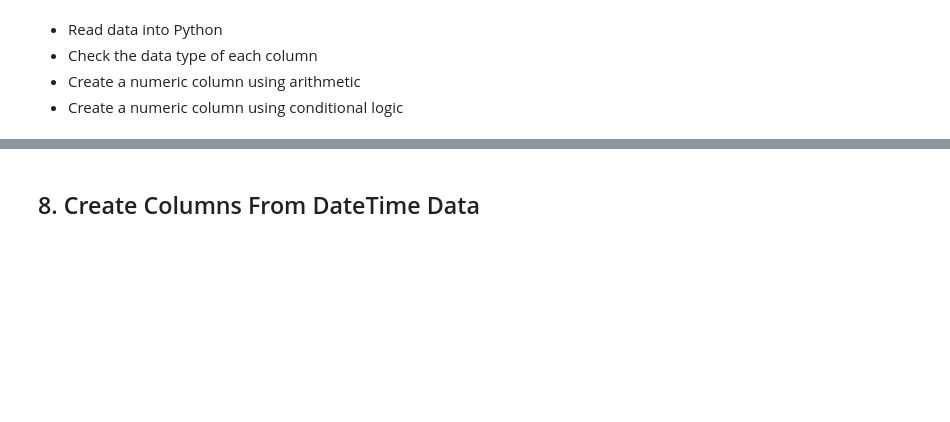
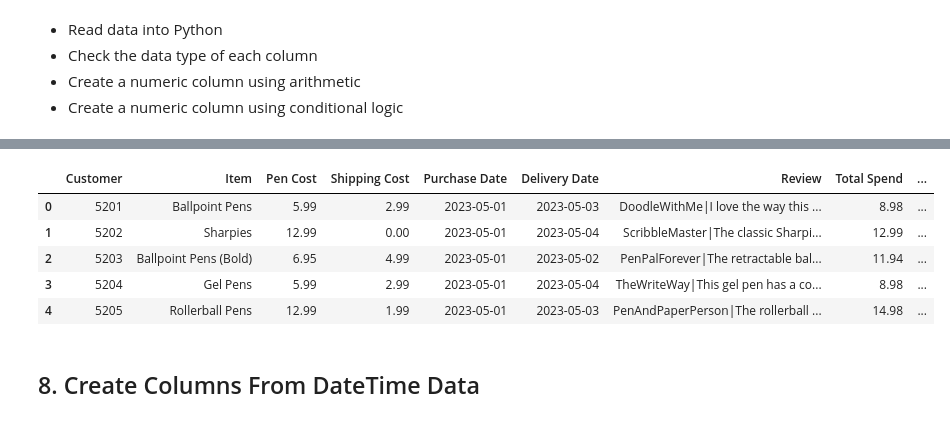
Before and after one commit to NIKOMAHOS/Udemy-Course_Data-Science-in-Python_-Data-Prep---EDA, a Jupyter notebook: Course Assignment Notebooks/section05_assignments.ipynb, the cells around one changed output, grey strips where cells are left out. Cells and saved outputs as stored; diff of their text form; code cells hidden in the pictures; blank space fills up the shorter version.

```diff
--- a/Course Assignment Notebooks/section05_assignments.ipynb
+++ b/Course Assignment Notebooks/section05_assignments.ipynb
@@ -323,3 +323,8 @@ df.head()
 * Check the data type of each column
 * Create a numeric column using arithmetic
 * Create a numeric column using conditional logic
+# %%
+import pandas as pd
+import numpy as np
+df_1 = pd.read_excel('../data/Pen Sales Data.xlsx')
+df_1.dtypes
@@ -326,3 +349,4 @@ df.head()
 # %%
 # Create a “Total Spend” column that includes both the pen cost and shipping cost for each sale
-# Create a “Free Shipping” column that says yes if the sale included free shipping, and no otherwise
+df_1['Total Spend'] = df_1['Pen Cost'] + df_1['Shipping Cost']
+df_1.head()
@@ -329,3 +360,16 @@ df.head()
+# %%
+# Create a “Free Shipping” column that says yes if the sale included free shipping, and no otherwise
+df_1['Free Shipping'] = np.where(df_1['Shipping Cost'] == 0, 'Yes', 'No')
+# Or
+# df_1['Free Shipping'] = df_1['Shipping Cost'].apply(lambda x: 'Yes' if x == 0 else 'No')
+df_1.head()
+# %% [output]
+|  | Customer | Item | Pen Cost | Shipping Cost | Purchase Date | Delivery Date | Review | Total Spend | ... |
+| 0 | 5201 | Ballpoint Pens | 5.99 | 2.99 | 2023-05-01 | 2023-05-03 | DoodleWithMe|I love the way this ... | 8.98 | ... |
+| 1 | 5202 | Sharpies | 12.99 | 0.00 | 2023-05-01 | 2023-05-04 | ScribbleMaster|The classic Sharpi... | 12.99 | ... |
+| 2 | 5203 | Ballpoint Pens (Bold) | 6.95 | 4.99 | 2023-05-01 | 2023-05-02 | PenPalForever|The retractable bal... | 11.94 | ... |
+| 3 | 5204 | Gel Pens | 5.99 | 2.99 | 2023-05-01 | 2023-05-04 | TheWriteWay|This gel pen has a co... | 8.98 | ... |
+| 4 | 5205 | Rollerball Pens | 12.99 | 1.99 | 2023-05-01 | 2023-05-03 | PenAndPaperPerson|The rollerball ... | 14.98 | ... |
 # %% [markdown]
 ## 8. Create Columns From DateTime Data
 # %% [markdown]
```
Also changed, not shown: parts of 9 cells of this notebook.
